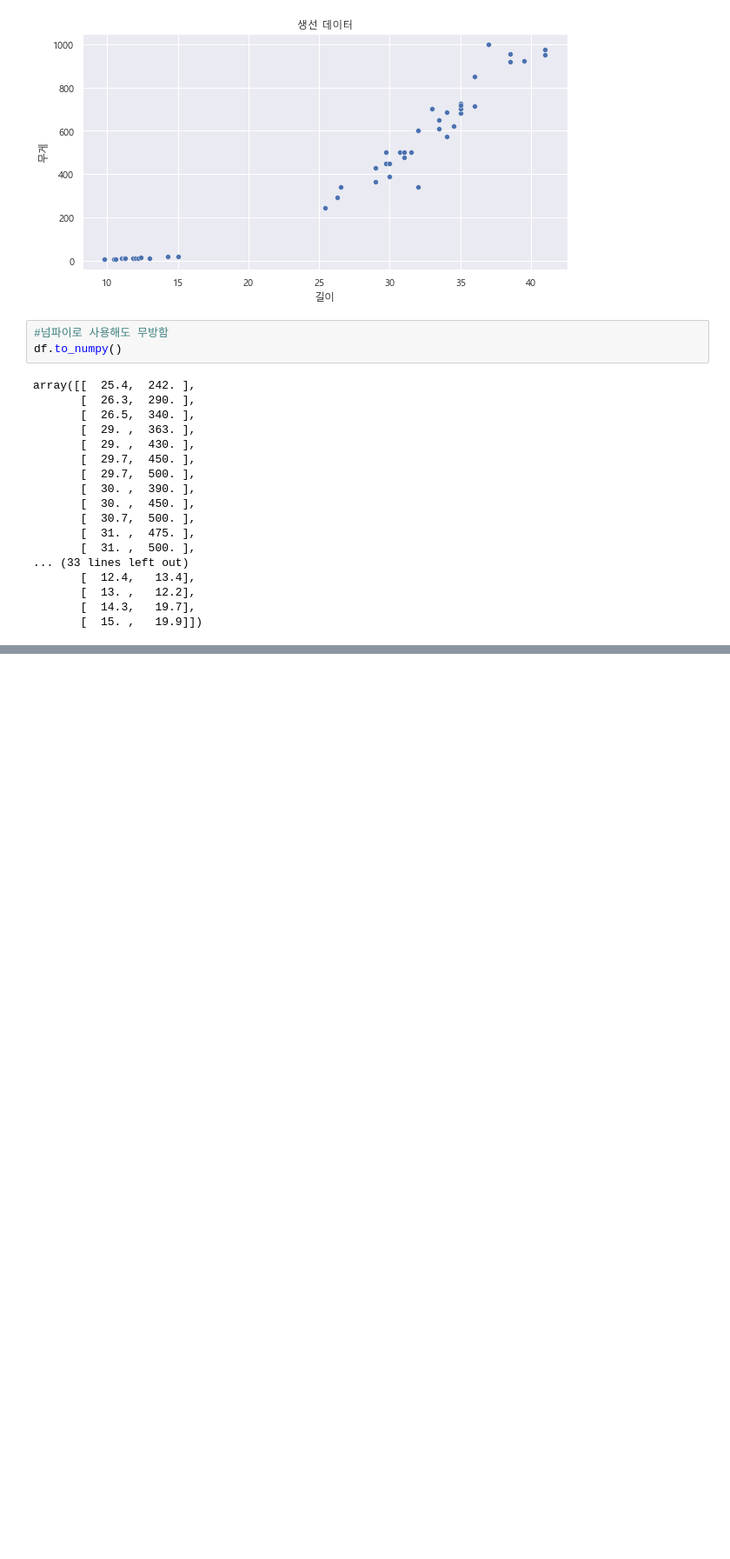
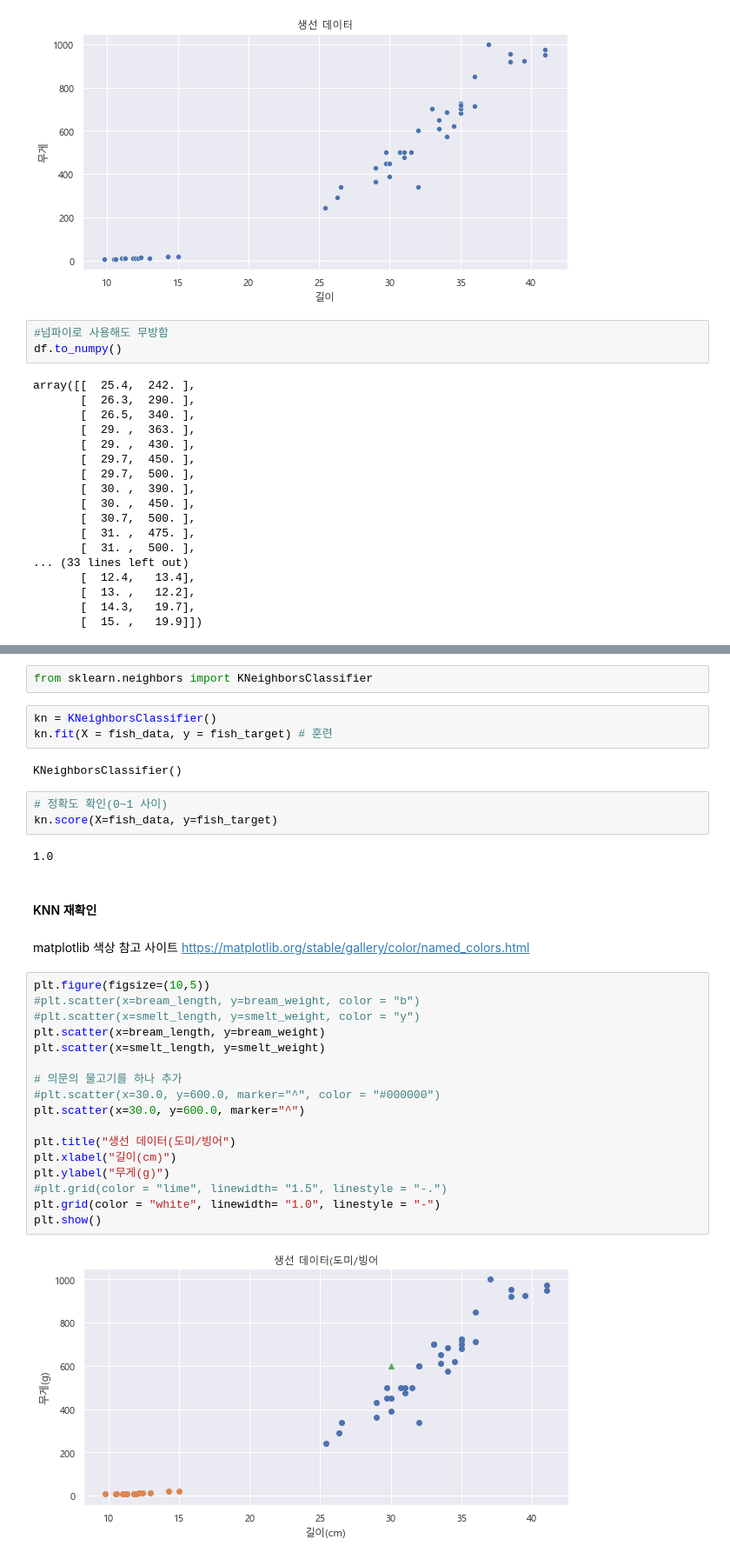
Before and after one commit to Jungdongsin/study_ML, a Jupyter notebook: day01/01_3_마켓과_머신러닝.ipynb, the cells around one changed output, grey strips where cells are left out. Shown: that part at 87% size. Drawn from its saved outputs; the diff is of its cells as text; blank space fills up the shorter version.

```diff
--- a/day01/01_3_마켓과_머신러닝.ipynb
+++ b/day01/01_3_마켓과_머신러닝.ipynb
@@ -162,0 +187,36 @@ array([[  25.4,  242. ],
+# %%
+from sklearn.neighbors import KNeighborsClassifier
+# %%
+kn = KNeighborsClassifier()
+kn.fit(X = fish_data, y = fish_target) # 훈련
+# %% [output]
+KNeighborsClassifier()
+# %%
+# 정확도 확인(0~1 사이)
+kn.score(X=fish_data, y=fish_target)
+# %% [output]
+1.0
+# %% [markdown]
+#### KNN 재확인
+# %% [markdown]
+matplotlib 색상 참고 사이트
+https://matplotlib.org/stable/gallery/color/named_colors.html
+# %%
+plt.figure(figsize=(10,5))
+#plt.scatter(x=bream_length, y=bream_weight, color = "b")
+#plt.scatter(x=smelt_length, y=smelt_weight, color = "y")
+plt.scatter(x=bream_length, y=bream_weight)
+plt.scatter(x=smelt_length, y=smelt_weight)
+
+# 의문의 물고기를 하나 추가
+#plt.scatter(x=30.0, y=600.0, marker="^", color = "#000000")
+plt.scatter(x=30.0, y=600.0, marker="^")
+
+plt.title("생선 데이터(도미/빙어")
+plt.xlabel("길이(cm)")
+plt.ylabel("무게(g)")
+#plt.grid(color = "lime", linewidth= "1.5", linestyle = "-.")
+plt.grid(color = "white", linewidth= "1.0", linestyle = "-")
+plt.show()
+# %% [output]
+[figure, added]
```
Also changed, not shown: parts of 12 cells of this notebook.
